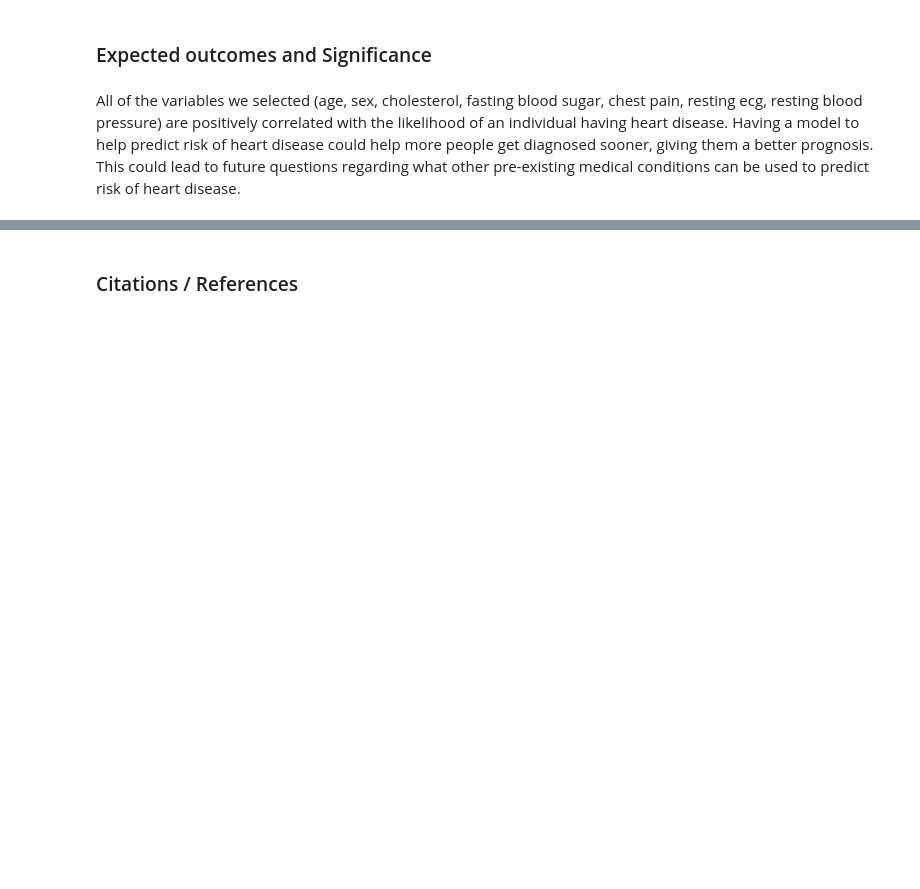
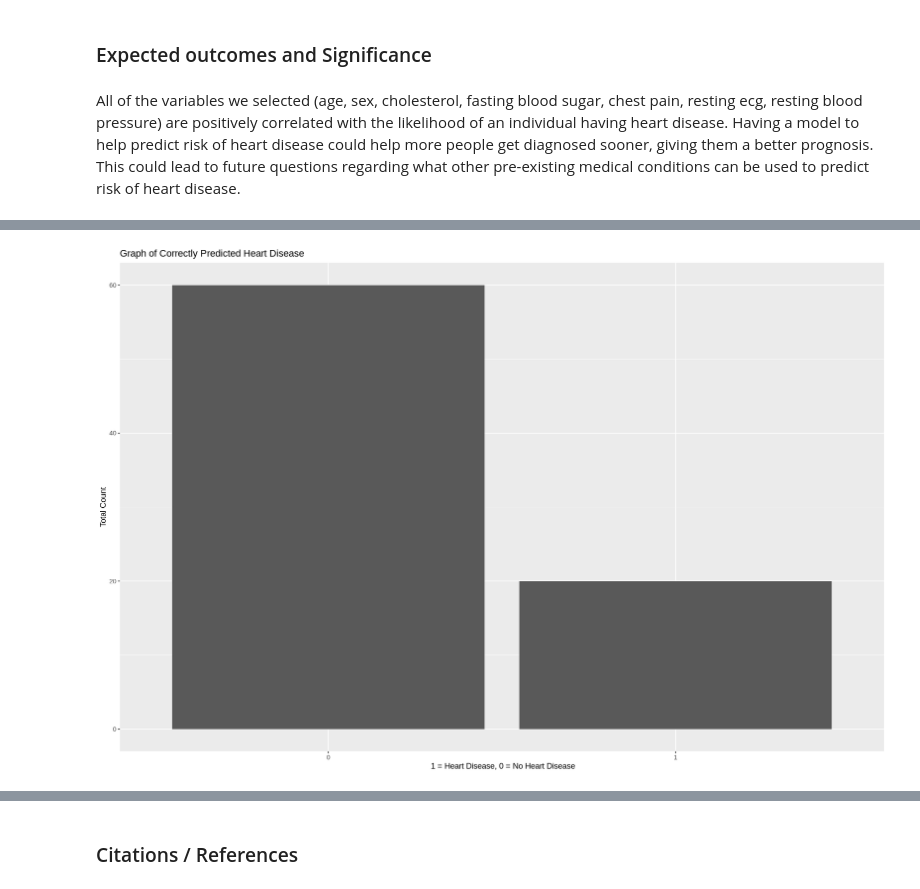
Before and after one commit to LordofSabres/Team_Pineapples_DSCI_100, a Jupyter notebook: projectproposal.ipynb, the cells around one changed output, grey strips where cells are left out. Cells and saved outputs as stored; diff of their text form; code cells hidden in the pictures; blank space fills up the shorter version.

Commit message:
Bar Graphs

```diff
--- a/projectproposal.ipynb
+++ b/projectproposal.ipynb
@@ -201,3 +201,17 @@ Warning message:
 ### Expected outcomes and Significance
 # %% [markdown]
 All of the variables we selected (age, sex, cholesterol, fasting blood sugar, chest pain, resting ecg, resting blood pressure) are positively correlated with the likelihood of an individual having heart disease. Having a model to help predict risk of heart disease could help more people get diagnosed sooner, giving them a better prognosis. This could lead to future questions regarding what other pre-existing medical conditions can be used to predict risk of heart disease.
+# %%
+testing_correct <- heart_prediction |>
+select(.pred_class, condition) |>
+dplyr::count(.pred_class, condition)
+testing_correct
+testing_predicted_correct <- testing_correct |>
+filter(n == 60|n == 20) |>
+slice(-2) |>
+select(condition, n)
+testing_predicted_correct
+testing_predicted_incorrect <- testing_correct |>
+slice(2,3) |>
+select(condition, n)
+testing_predicted_incorrect
@@ -203,0 +236,10 @@ All of the variables we selected (age, sex, cholesterol, fasting blood sugar, ch
+# %%
+count_graph_correct <- testing_predicted_correct |>
+ggplot(aes(x = condition, y = n)) +
+geom_bar(stat = "identity", position = "dodge") +
+xlab( " 1 = Heart Disease, 0 = No Heart Disease") +
+ylab("Total Count") +
+ggtitle("Graph of Correctly Predicted Heart Disease")
+count_graph_correct
+# %% [output]
+[figure, added]
```
Also changed, not shown: parts of 2 cells of this notebook.
